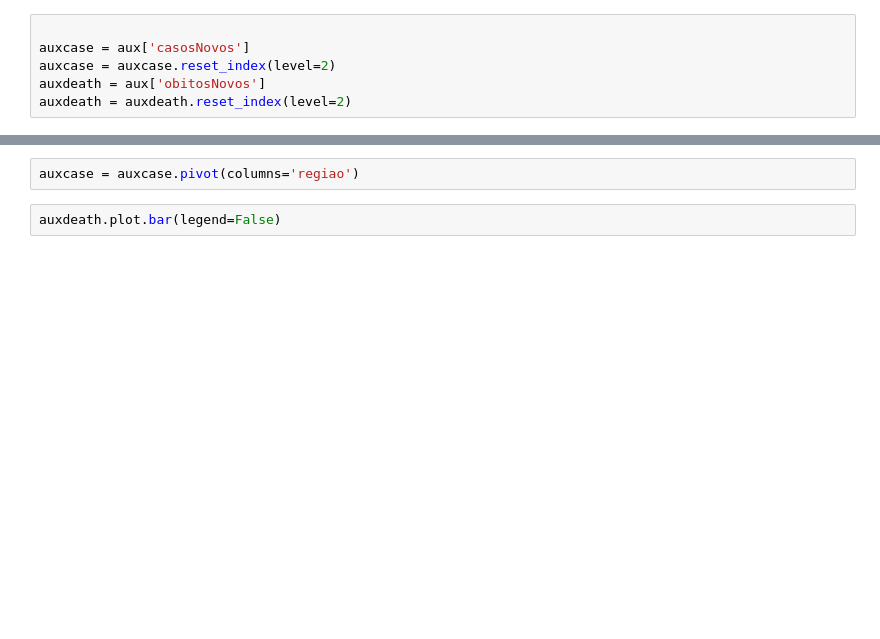
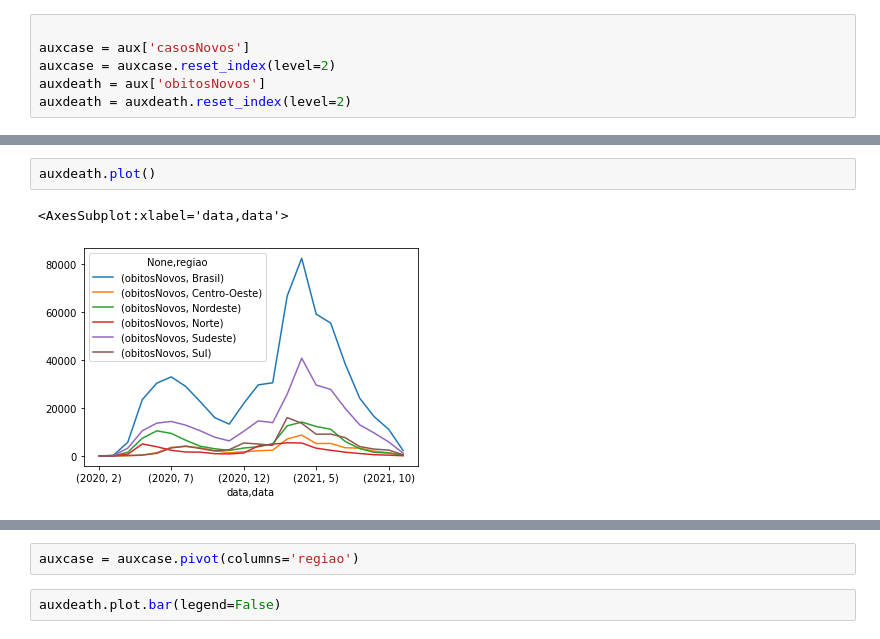
Before and after one commit to marianalves10/trabalh_BD, a Jupyter notebook: previa/notebooks/analise.ipynb, the cells around one changed output, grey strips where cells are left out. Cells and saved outputs as stored; diff of their text form; blank space fills up the shorter version.

```diff
--- a/previa/notebooks/analise.ipynb
+++ b/previa/notebooks/analise.ipynb
@@ -59,0 +96,5 @@ auxdeath = auxdeath.pivot(columns='regiao')
+# %%
+auxdeath.plot()
+# %% [output]
+<AxesSubplot:xlabel='data,data'>
+[figure, added]
```
Also changed, not shown: parts of 6 cells of this notebook, 4 other files.
